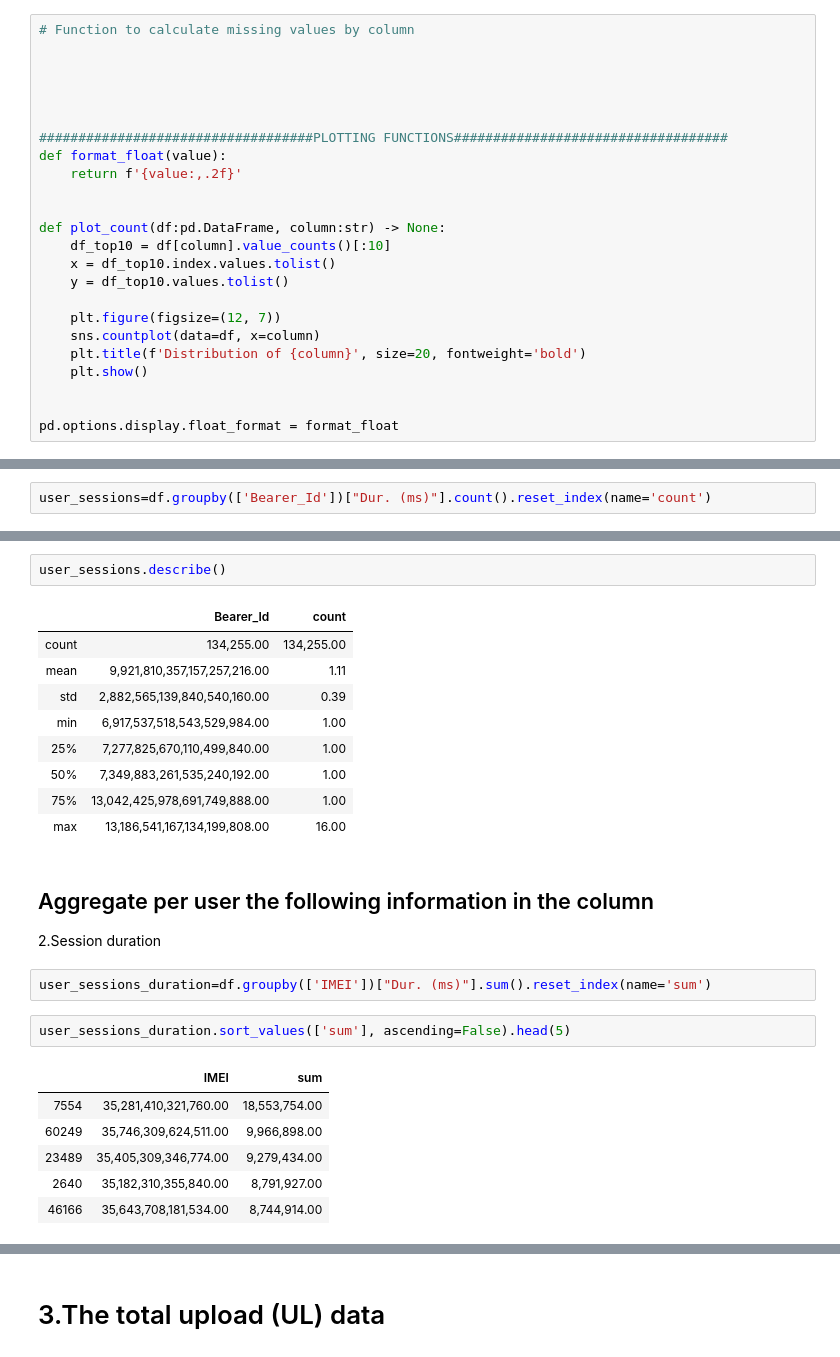
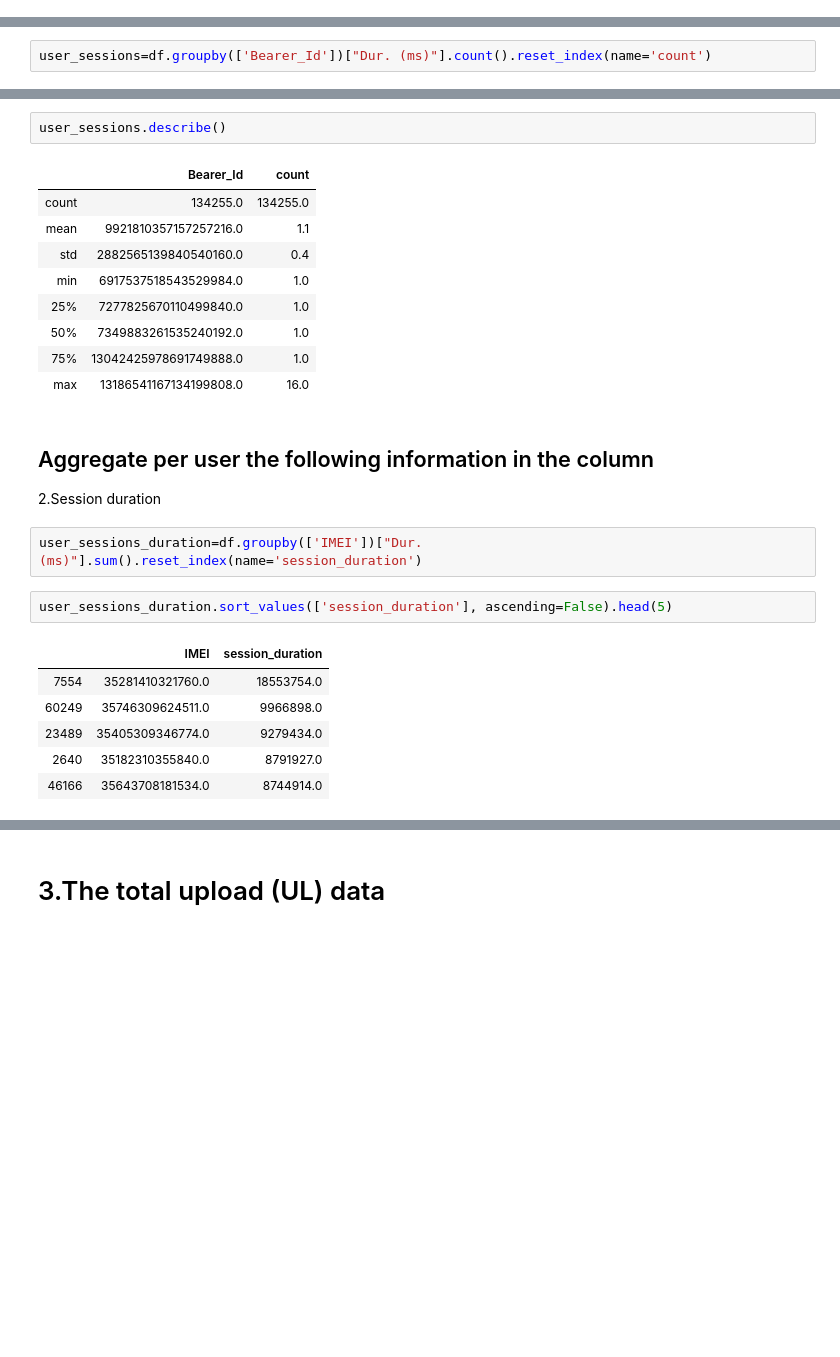
Before and after one commit to bwibokhaabi/Telecomms, a Jupyter notebook: notebooks/eda.ipynb, the cells around one changed output, grey strips where cells are left out. Drawn from its saved outputs; the diff is of its cells as text; blank space fills up the shorter version.

```diff
--- a/notebooks/eda.ipynb
+++ b/notebooks/eda.ipynb
@@ -147,27 +171,3 @@ Name: phone_name, dtype: int64
 # %%
 import matplotlib.pyplot as plt
 import seaborn as sns
-# %%
-# Function to calculate missing values by column
-
-
-
-
-
-###################################PLOTTING FUNCTIONS###################################
-def format_float(value):
-    return f'{value:,.2f}'
-
-
-def plot_count(df:pd.DataFrame, column:str) -> None:
-    df_top10 = df[column].value_counts()[:10]
-    x = df_top10.index.values.tolist()
-    y = df_top10.values.tolist()
-
-    plt.figure(figsize=(12, 7))
-    sns.countplot(data=df, x=column)
-    plt.title(f'Distribution of {column}', size=20, fontweight='bold')
-    plt.show()
-
-
-pd.options.display.float_format = format_float
@@ -268,29 +260,29 @@ user_sessions.sort_values(['count'], ascending=False).head(5)
 user_sessions.describe()
 # %% [output]
 |  | Bearer_Id | count |
-| count | 134,255.00 | 134,255.00 |
-| mean | 9,921,810,357,157,257,216.00 | 1.11 |
-| std | 2,882,565,139,840,540,160.00 | 0.39 |
-| min | 6,917,537,518,543,529,984.00 | 1.00 |
-| 25% | 7,277,825,670,110,499,840.00 | 1.00 |
-| 50% | 7,349,883,261,535,240,192.00 | 1.00 |
-| 75% | 13,042,425,978,691,749,888.00 | 1.00 |
-| max | 13,186,541,167,134,199,808.00 | 16.00 |
+| count | 134255.0 | 134255.0 |
+| mean | 9921810357157257216.0 | 1.1 |
+| std | 2882565139840540160.0 | 0.4 |
+| min | 6917537518543529984.0 | 1.0 |
+| 25% | 7277825670110499840.0 | 1.0 |
+| 50% | 7349883261535240192.0 | 1.0 |
+| 75% | 13042425978691749888.0 | 1.0 |
+| max | 13186541167134199808.0 | 16.0 |
 # %% [markdown]
 ## Aggregate per user the following information in the column
 
 2.Session duration
 # %%
-user_sessions_duration=df.groupby(['IMEI'])["Dur. (ms)"].sum().reset_index(name='sum')
+user_sessions_duration=df.groupby(['IMEI'])["Dur. (ms)"].sum().reset_index(name='session_duration')
 # %%
-user_sessions_duration.sort_values(['sum'], ascending=False).head(5)
+user_sessions_duration.sort_values(['session_duration'], ascending=False).head(5)
 # %% [output]
-|  | IMEI | sum |
-| 7554 | 35,281,410,321,760.00 | 18,553,754.00 |
-| 60249 | 35,746,309,624,511.00 | 9,966,898.00 |
-| 23489 | 35,405,309,346,774.00 | 9,279,434.00 |
-| 2640 | 35,182,310,355,840.00 | 8,791,927.00 |
-| 46166 | 35,643,708,181,534.00 | 8,744,914.00 |
+|  | IMEI | session_duration |
+| 7554 | 35281410321760.0 | 18553754.0 |
+| 60249 | 35746309624511.0 | 9966898.0 |
+| 23489 | 35405309346774.0 | 9279434.0 |
+| 2640 | 35182310355840.0 | 8791927.0 |
+| 46166 | 35643708181534.0 | 8744914.0 |
 # %%
 user_sessions_duration.describe().T
 # %% [output]
```
Also changed, not shown: parts of 45 cells of this notebook, 4 other files.
